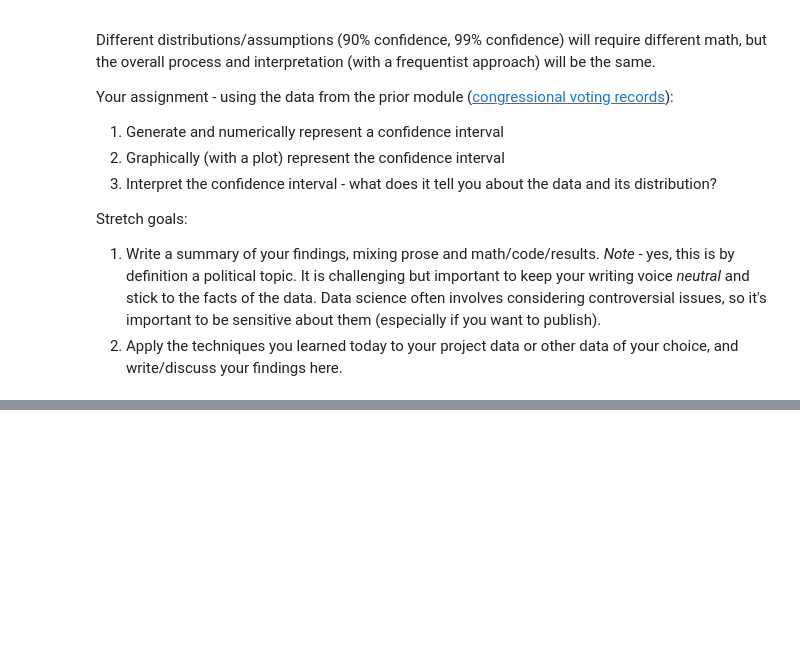
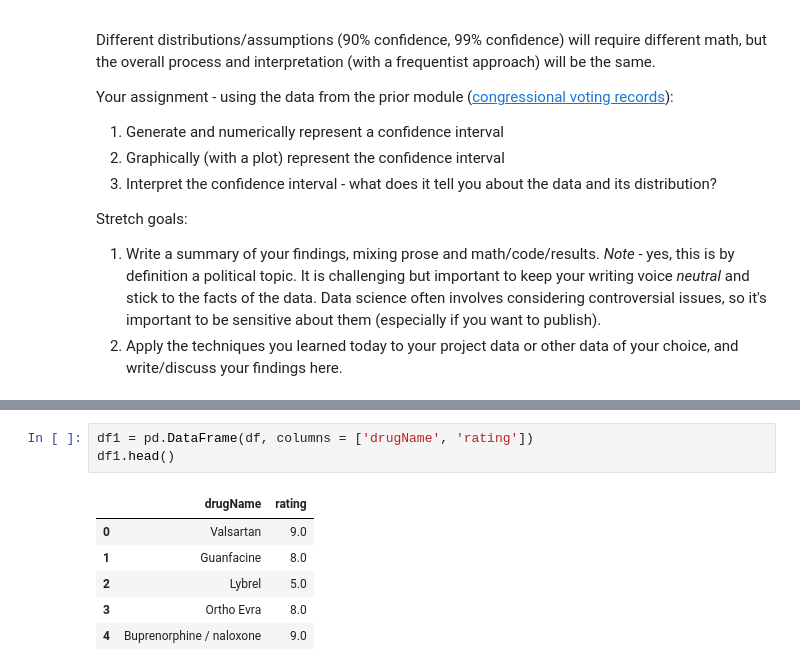
Before and after one commit to bloominstituteoftechnology/DS-Unit-1-Sprint-3-Statistical-Tests-and-Experiments, a Jupyter notebook: module2-sampling-confidence-intervals-and-hypothesis-testing/LS_DS_142_Sampling_Confidence_Intervals_and_Hypothesis_Testing.ipynb, the cells around one changed output, grey strips where cells are left out. Cells and saved outputs as stored; diff of their text form; blank space fills up the shorter version.

```diff
--- a/module2-sampling-confidence-intervals-and-hypothesis-testing/LS_DS_142_Sampling_Confidence_Intervals_and_Hypothesis_Testing.ipynb
+++ b/module2-sampling-confidence-intervals-and-hypothesis-testing/LS_DS_142_Sampling_Confidence_Intervals_and_Hypothesis_Testing.ipynb
@@ -99,0 +135,10 @@ Stretch goals:
+# %%
+df1 = pd.DataFrame(df, columns = ['drugName', 'rating'])
+df1.head()
+# %% [output]
+|  | drugName | rating |
+| 0 | Valsartan | 9.0 |
+| 1 | Guanfacine | 8.0 |
+| 2 | Lybrel | 5.0 |
+| 3 | Ortho Evra | 8.0 |
+| 4 | Buprenorphine / naloxone | 9.0 |
```
Also changed, not shown: parts of 16 cells of this notebook, 3 other files.
